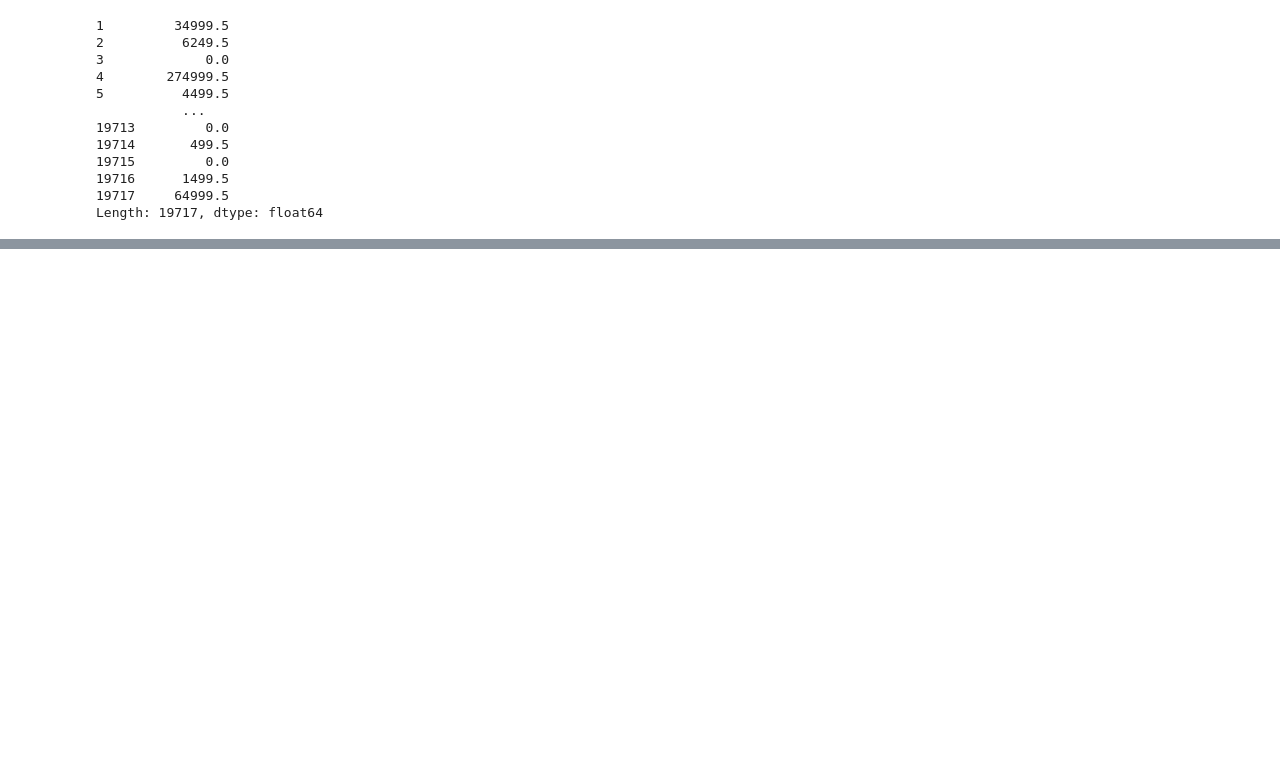
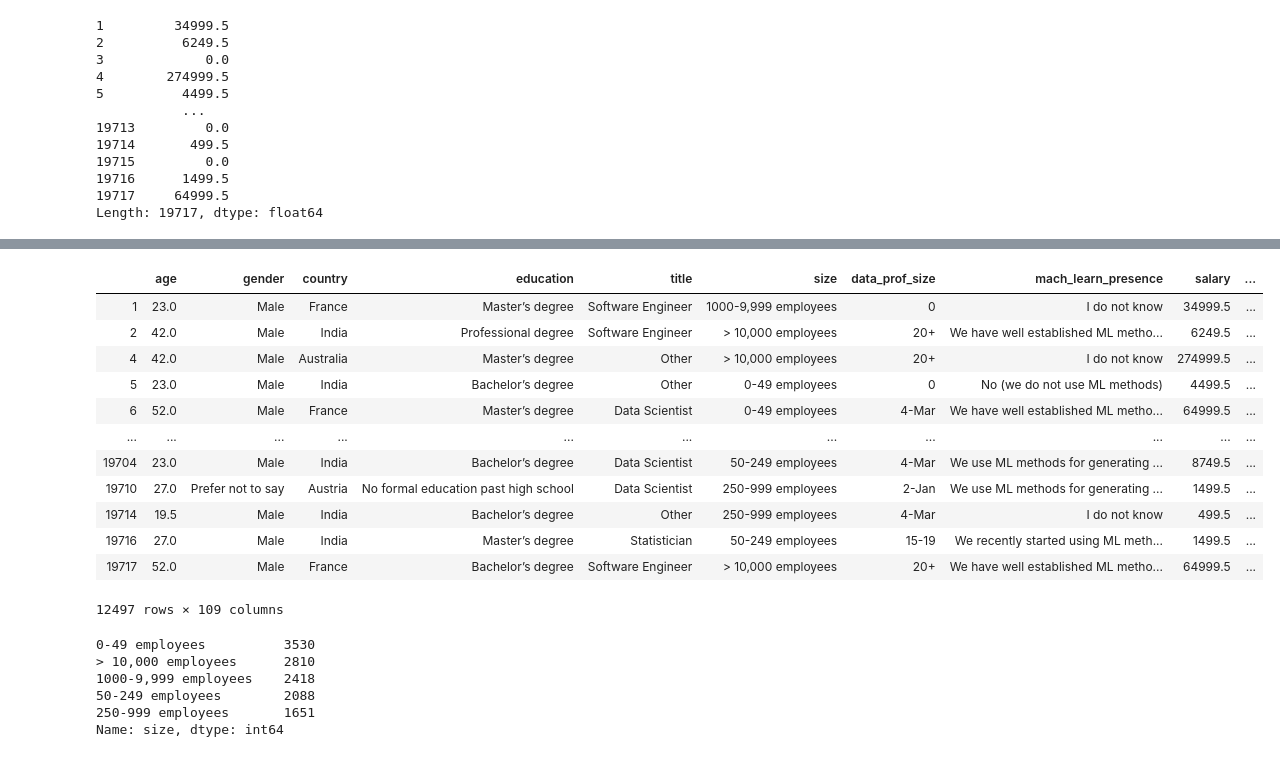
Before and after one commit to adrianavandeguchte/PredictYourSalary, a Jupyter notebook: notebooks/data_cleaning_kasia.ipynb, the cells around one changed output, grey strips where cells are left out. Drawn from its saved outputs; the diff is of its cells as text; code cells hidden in the pictures; blank space fills up the shorter version.

```diff
--- a/notebooks/data_cleaning_kasia.ipynb
+++ b/notebooks/data_cleaning_kasia.ipynb
@@ -272,0 +347,27 @@ salary_df2
+# %%
+# eliminating any remaining columns with student values
+salary_df2 = salary_df2.loc[salary_df2['title'] != 'Student']
+salary_df2
+# %% [output]
+|  | age | gender | country | education | title | size | data_prof_size | mach_learn_presence | salary | ... |
+| 1 | 23.0 | Male | France | Master’s degree | Software Engineer | 1000-9,999 employees | 0 | I do not know | 34999.5 | ... |
+| 2 | 42.0 | Male | India | Professional degree | Software Engineer | > 10,000 employees | 20+ | We have well established ML metho... | 6249.5 | ... |
+| 4 | 42.0 | Male | Australia | Master’s degree | Other | > 10,000 employees | 20+ | I do not know | 274999.5 | ... |
+| 5 | 23.0 | Male | India | Bachelor’s degree | Other | 0-49 employees | 0 | No (we do not use ML methods) | 4499.5 | ... |
+| 6 | 52.0 | Male | France | Master’s degree | Data Scientist | 0-49 employees | 4-Mar | We have well established ML metho... | 64999.5 | ... |
+| ... | ... | ... | ... | ... | ... | ... | ... | ... | ... | ... |
+| 19704 | 23.0 | Male | India | Bachelor’s degree | Data Scientist | 50-249 employees | 4-Mar | We use ML methods for generating ... | 8749.5 | ... |
+| 19710 | 27.0 | Prefer not to say | Austria | No formal education past high school | Data Scientist | 250-999 employees | 2-Jan | We use ML methods for generating ... | 1499.5 | ... |
+| 19714 | 19.5 | Male | India | Bachelor’s degree | Other | 250-999 employees | 4-Mar | I do not know | 499.5 | ... |
+| 19716 | 27.0 | Male | India | Master’s degree | Statistician | 50-249 employees | 15-19 | We recently started using ML meth... | 1499.5 | ... |
+| 19717 | 52.0 | Male | France | Bachelor’s degree | Software Engineer | > 10,000 employees | 20+ | We have well established ML metho... | 64999.5 | ... |
+12497 rows × 109 columns
+# %%
+salary_df2['size'].value_counts()
+# %% [output]
+0-49 employees          3530
+> 10,000 employees      2810
+1000-9,999 employees    2418
+50-249 employees        2088
+250-999 employees       1651
+Name: size, dtype: int64
```
Also changed, not shown: parts of 27 cells of this notebook, 1 other file.
